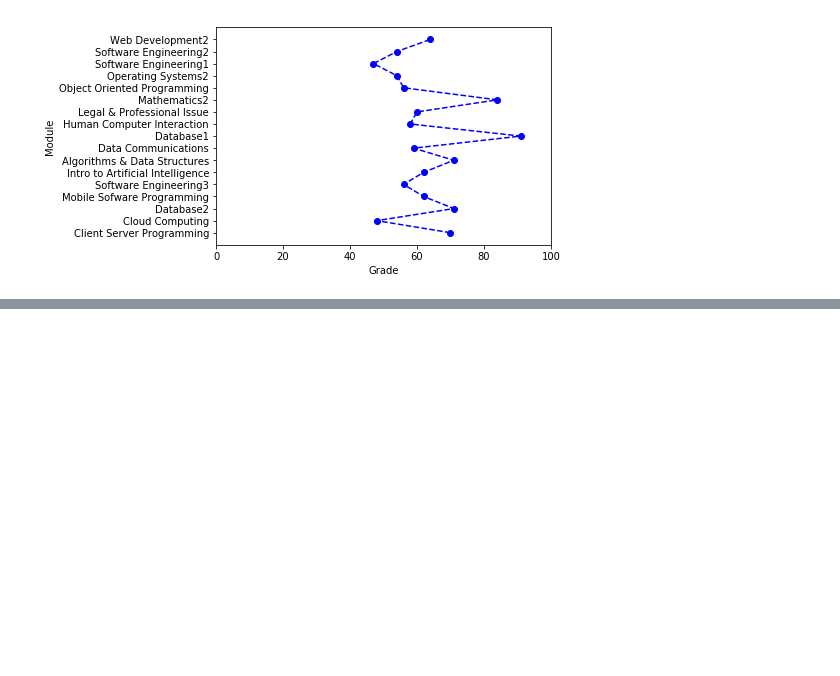
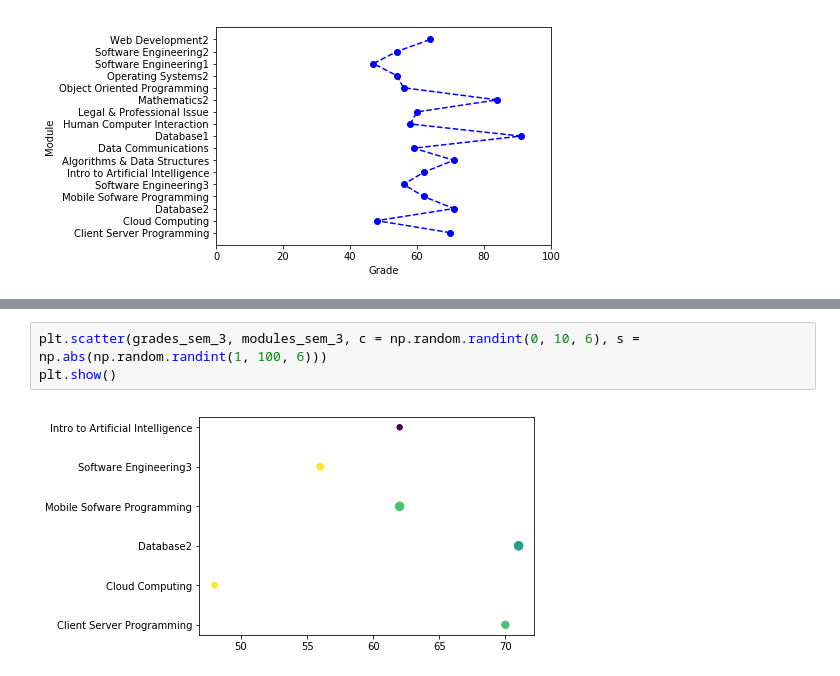
Before and after one commit to Delfin99/Delfin99, a Jupyter notebook: Study/Python/Jupyter/lab.ipynb, the cells around one changed output, grey strips where cells are left out. Saved outputs shown, nothing was run; the diff lists cells and outputs as text; blank space fills up the shorter version.

```diff
--- a/Study/Python/Jupyter/lab.ipynb
+++ b/Study/Python/Jupyter/lab.ipynb
@@ -21,0 +77,5 @@ plt.show()
+# %%
+plt.scatter(grades_sem_3, modules_sem_3, c = np.random.randint(0, 10, 6), s = np.abs(np.random.randint(1, 100, 6)))
+plt.show()
+# %% [output]
+[figure, added]
```
Also changed, not shown: parts of 2 cells of this notebook, 1 other file.
